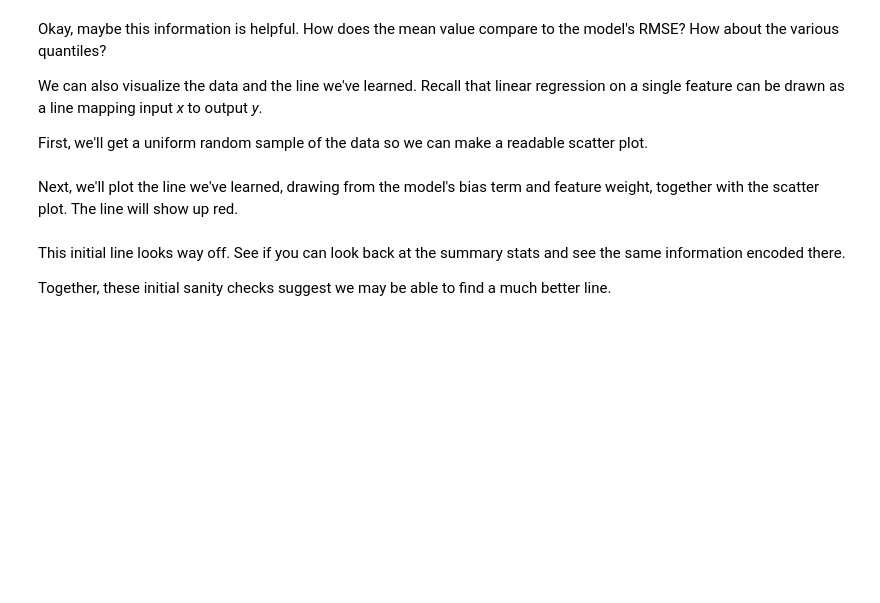
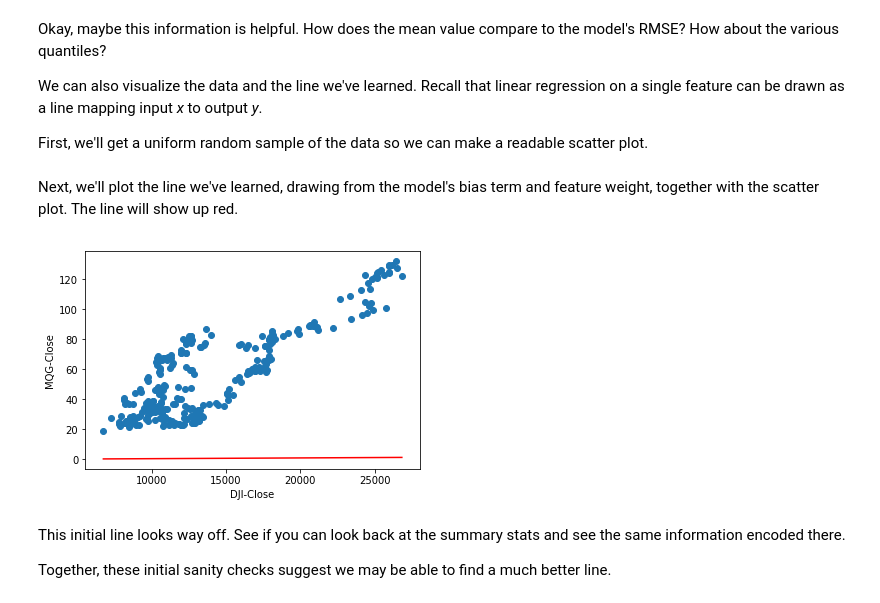
Before and after one commit to lunico86/Calypso-Trading-bot, a Jupyter notebook: MQG_DJI_linearRegression.ipynb, the cells around one changed output. Cells and saved outputs as stored; diff of their text form; code cells hidden in the pictures; blank space fills up the shorter version.

```diff
--- a/MQG_DJI_linearRegression.ipynb
+++ b/MQG_DJI_linearRegression.ipynb
@@ -40,5 +40,4 @@ We'll randomize the data, just to be sure not to get any pathological ordering e
 # %%
-california_housing_dataframe = california_housing_dataframe.reindex(
-    np.random.permutation(california_housing_dataframe.index))
-california_housing_dataframe["median_house_value"] /= 1000.0
-california_housing_dataframe
+mqg_dji_dataframe = mqg_dji_dataframe.reindex(
+    np.random.permutation(mqg_dji_dataframe.index))
+mqg_dji_dataframe
@@ -73,9 +89,9 @@ To start, we're going to use just one numeric input feature, `total_rooms`. The
 # %%
 # Define the input feature: total_rooms.
-my_feature = california_housing_dataframe[["total_rooms"]]
+my_feature = mqg_dji_dataframe[["DJI-Close"]]
 
 # Configure a numeric feature column for total_rooms.
-feature_columns = [tf.feature_column.numeric_column("total_rooms")]
+feature_columns = [tf.feature_column.numeric_column("DJI-Close")]
 # %% [markdown]
 **NOTE:** The shape of our `total_rooms` data is a one-dimensional array (a list of the total number of rooms for each block). This is the default shape for `numeric_column`, so we don't have to pass it as an argument.
 # %% [markdown]
@@ -84,7 +100,7 @@ feature_columns = [tf.feature_column.numeric_column("total_rooms")]
 Next, we'll define our target, which is `median_house_value`. Again, we can pull it from our `california_housing_dataframe`:
 # %%
 # Define the label.
-targets = california_housing_dataframe["median_house_value"]
+targets = mqg_dji_dataframe["MQG-Close"]
 # %% [markdown]
 ### Step 3: Configure the LinearRegressor
 # %% [markdown]
@@ -216,34 +250,36 @@ We can also visualize the data and the line we've learned.  Recall that linear r
 
 First, we'll get a uniform random sample of the data so we can make a readable scatter plot.
 # %%
-sample = california_housing_dataframe.sample(n=300)
+sample = mqg_dji_dataframe.sample(n=300)
 # %% [markdown]
 Next, we'll plot the line we've learned, drawing from the model's bias term and feature weight, together with the scatter plot. The line will show up red.
 # %%
 # Get the min and max total_rooms values.
-x_0 = sample["total_rooms"].min()
-x_1 = sample["total_rooms"].max()
+x_0 = sample["DJI-Close"].min()
+x_1 = sample["DJI-Close"].max()
 
 # Retrieve the final weight and bias generated during training.
-weight = linear_regressor.get_variable_value('linear/linear_model/total_rooms/weights')[0]
+weight = linear_regressor.get_variable_value('linear/linear_model/DJI-Close/weights')[0]
 bias = linear_regressor.get_variable_value('linear/linear_model/bias_weights')
 
 # Get the predicted median_house_values for the min and max total_rooms values.
 y_0 = weight * x_0 + bias
 y_1 = weight * x_1 + bias
 
 # Plot our regression line from (x_0, y_0) to (x_1, y_1).
 plt.plot([x_0, x_1], [y_0, y_1], c='r')
 
 # Label the graph axes.
-plt.ylabel("median_house_value")
-plt.xlabel("total_rooms")
+plt.ylabel("MQG-Close")
+plt.xlabel("DJI-Close")
 
 # Plot a scatter plot from our data sample.
-plt.scatter(sample["total_rooms"], sample["median_house_value"])
+plt.scatter(sample["DJI-Close"], sample["MQG-Close"])
 
 # Display graph.
 plt.show()
+# %% [output]
+[figure, added]
 # %% [markdown]
 This initial line looks way off.  See if you can look back at the summary stats and see the same information encoded there.
 
```
Also changed, not shown: parts of 30 cells of this notebook.
